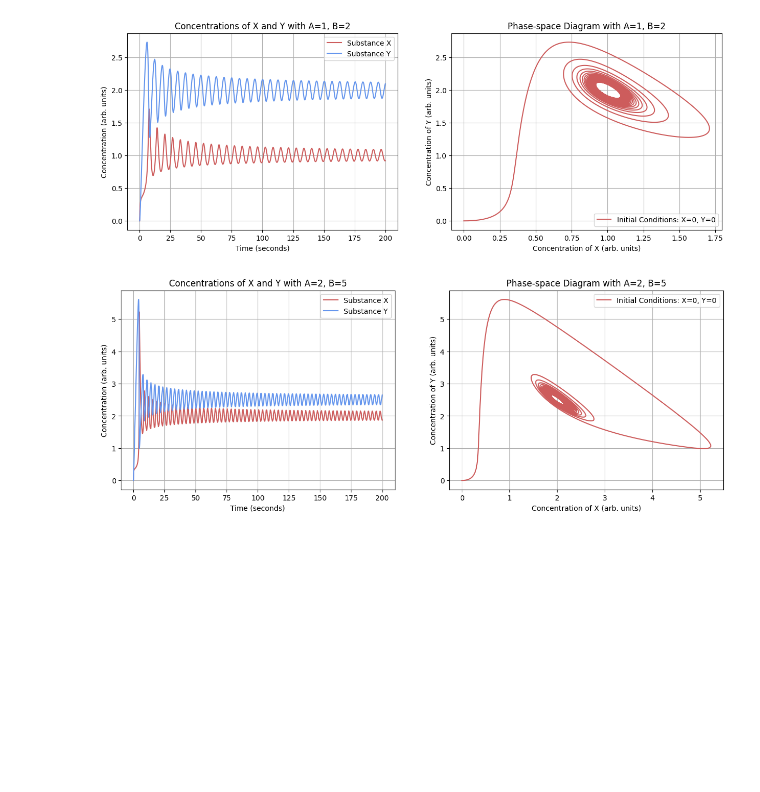
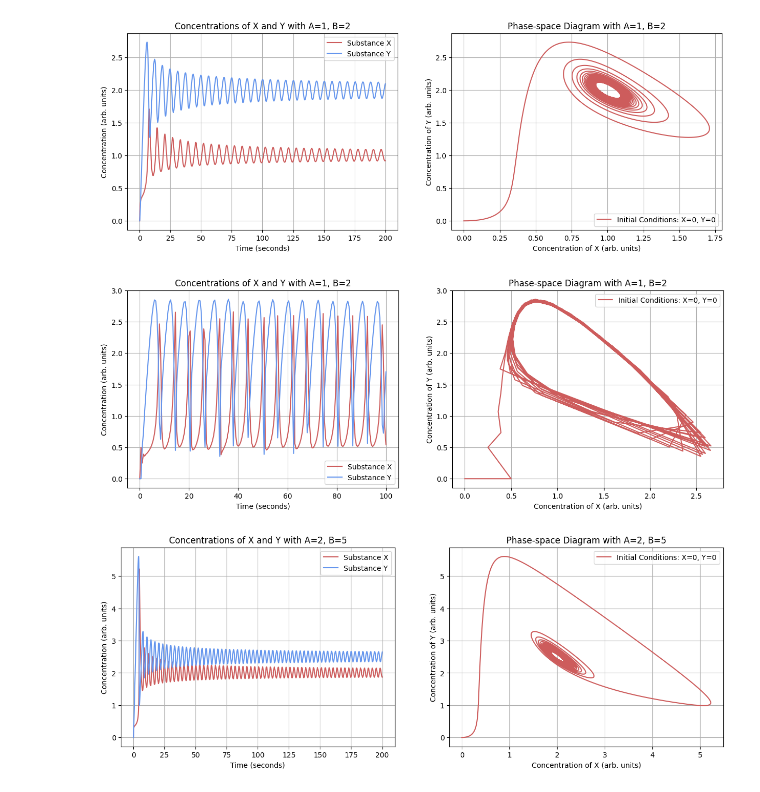
Before and after one commit to daraghhollman/UCD_PASS_Labs, a Jupyter notebook: ChemicalOscillations/chemicalOscillations.ipynb, the cells around one changed output. Saved outputs shown, nothing was run; the diff lists cells and outputs as text; code cells hidden in the pictures; blank space fills up the shorter version.

```diff
--- a/ChemicalOscillations/chemicalOscillations.ipynb
+++ b/ChemicalOscillations/chemicalOscillations.ipynb
@@ -160,6 +160,10 @@ def MakePlots(initialX, initialY, A, B, stepSize, numberOfSteps, initialConditio
 MakePlots(initialX=0, initialY=0, A=1, B=2, stepSize=1e-3, numberOfSteps=200000, initialConditionsLabel="X=0, Y=0")
 # %% [output]
 [figure]
+# %%
+MakePlots(initialX=0, initialY=0, A=1, B=2, stepSize=0.5, numberOfSteps=200, initialConditionsLabel="X=0, Y=0")
+# %% [output]
+[figure, added]
 # %%
 MakePlots(initialX=0, initialY=0, A=2, B=5, stepSize=1e-3, numberOfSteps=200000, initialConditionsLabel="X=0, Y=0")
 # %% [output]
```
Also changed, not shown: 13 other files.
